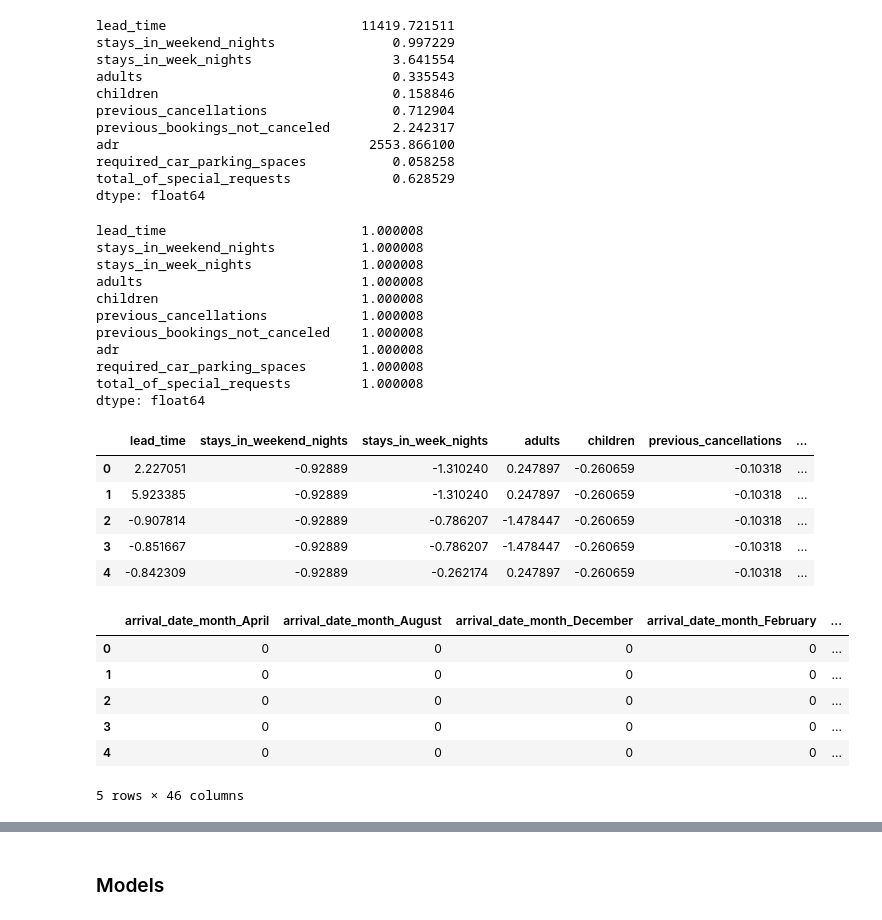
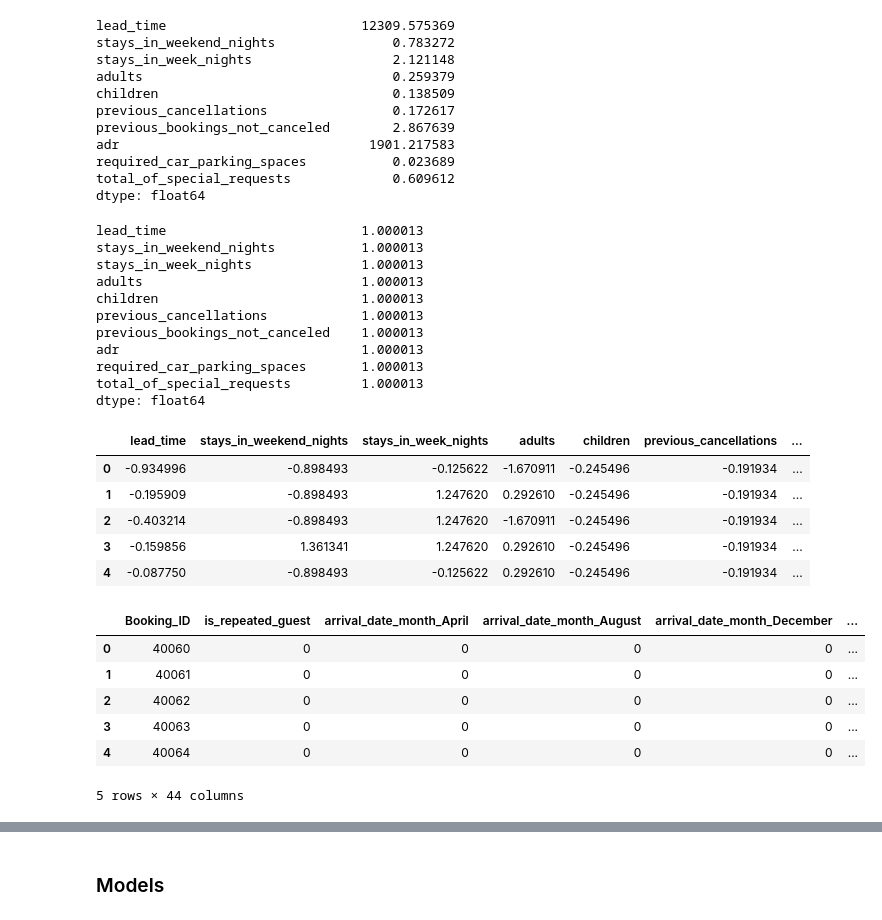
Before and after one commit to brandonmanggo/IS3107_G2, a Jupyter notebook: Dashboard/Models/Cancellation_ML.ipynb, the cells around one changed output, grey strips where cells are left out. Drawn from its saved outputs; the diff is of its cells as text; code cells hidden in the pictures.

```diff
--- a/Dashboard/Models/Cancellation_ML.ipynb
+++ b/Dashboard/Models/Cancellation_ML.ipynb
@@ -22,7 +22,7 @@ from sklearn.ensemble import AdaBoostClassifier
 import warnings
 warnings.filterwarnings('ignore')
 # %%
-train_df = pd.read_csv('../../Dataset/hotel_booking/hotel_bookings.csv')
+train_df = pd.read_csv('../../Dataset/batch_data/city_hotel_bookings_updated.csv')
 #test_df = pd.read_csv('hotel_reservations_updated.csv')
 
 #Data cleaning to make 2015-2016 dataset match the incoming streaming data
@@ -51,7 +50,7 @@ dtype: int64
 #Filling in NA values for children column
 train_df.children.fillna(0, inplace = True)
 # %%
-train_df.drop(['hotel', 'arrival_date_week_number', 'babies', 'country', 'distribution_channel',
+train_df.drop(['arrival_date_week_number', 'babies', 'country', 'distribution_channel',
                                'assigned_room_type', 'booking_changes', 'deposit_type', 'agent', 'company',
                                'days_in_waiting_list', 'customer_type', 'reservation_status', 'reservation_status_date'],
                               axis = 1, inplace = True)
@@ -120,6 +121,8 @@ train_df.head()
 categorical_cols = ['arrival_date_month', 'meal', 'reserved_room_type', 'market_segment', 'is_repeated_guest']
 numerical_cols = ['lead_time', 'stays_in_weekend_nights', 'stays_in_week_nights', 'adults', 'children', 'previous_cancellations', 'previous_bookings_not_canceled',
                   'adr', 'required_car_parking_spaces', 'total_of_special_requests']
+booking_df = train_df['Booking_ID']
+train_df = train_df.drop(['Booking_ID'], axis=1)
 numerical_df = train_df.drop(categorical_cols, axis = 1)
 categorical_df = train_df.drop(numerical_cols, axis = 1)
 # %%
@@ -175,12 +178,5 @@ categorical_df = pd.concat([categorical_df, market_segment_one_hot], axis=1)
 # drop the original customer_type column
 categorical_df.drop('market_segment', axis=1, inplace=True)
 
-# perform one-hot encoding for the is_repeated_guest column
-is_repeated_guest_one_hot = pd.get_dummies(categorical_df['is_repeated_guest'], prefix='is_repeated_guest')
-# concatenate the one-hot encoded columns to the original dataset
-categorical_df = pd.concat([categorical_df, is_repeated_guest_one_hot], axis=1)
-# drop the original arrival_date_month column
-categorical_df.drop('is_repeated_guest', axis=1, inplace=True)
-
 categorical_df.head()
 # %% [output]
@@ -204,56 +200,56 @@ numerical_df.head()
 # %%
 numerical_df.var()
 # %% [output]
-lead_time                         11419.721511
-stays_in_weekend_nights               0.997229
-stays_in_week_nights                  3.641554
-adults                                0.335543
-children                              0.158846
-previous_cancellations                0.712904
-previous_bookings_not_canceled        2.242317
-adr                                2553.866100
-required_car_parking_spaces           0.058258
-total_of_special_requests             0.628529
+lead_time                         12309.575369
+stays_in_weekend_nights               0.783272
+stays_in_week_nights                  2.121148
+adults                                0.259379
+children                              0.138509
+previous_cancellations                0.172617
+previous_bookings_not_canceled        2.867639
+adr                                1901.217583
+required_car_parking_spaces           0.023689
+total_of_special_requests             0.609612
 dtype: float64
 # %%
 scaler = StandardScaler()
 num_normalized_df = pd.DataFrame(scaler.fit_transform(numerical_df), columns = numerical_df.columns)
 num_normalized_df.var()
 # %% [output]
-lead_time                         1.000008
-stays_in_weekend_nights           1.000008
-stays_in_week_nights              1.000008
-adults                            1.000008
-children                          1.000008
-previous_cancellations            1.000008
-previous_bookings_not_canceled    1.000008
-adr                               1.000008
-required_car_parking_spaces       1.000008
-total_of_special_requests         1.000008
+lead_time                         1.000013
+stays_in_weekend_nights           1.000013
+stays_in_week_nights              1.000013
+adults                            1.000013
+children                          1.000013
+previous_cancellations            1.000013
+previous_bookings_not_canceled    1.000013
+adr                               1.000013
+required_car_parking_spaces       1.000013
+total_of_special_requests         1.000013
 dtype: float64
 # %%
 num_normalized_df.head()
 # %% [output]
 |  | lead_time | stays_in_weekend_nights | stays_in_week_nights | adults | children | previous_cancellations | ... |
-| 0 | 2.227051 | -0.92889 | -1.310240 | 0.247897 | -0.260659 | -0.10318 | ... |
-| 1 | 5.923385 | -0.92889 | -1.310240 | 0.247897 | -0.260659 | -0.10318 | ... |
-| 2 | -0.907814 | -0.92889 | -0.786207 | -1.478447 | -0.260659 | -0.10318 | ... |
-| 3 | -0.851667 | -0.92889 | -0.786207 | -1.478447 | -0.260659 | -0.10318 | ... |
-| 4 | -0.842309 | -0.92889 | -0.262174 | 0.247897 | -0.260659 | -0.10318 | ... |
+| 0 | -0.934996 | -0.898493 | -0.125622 | -1.670911 | -0.245496 | -0.191934 | ... |
+| 1 | -0.195909 | -0.898493 | 1.247620 | 0.292610 | -0.245496 | -0.191934 | ... |
+| 2 | -0.403214 | -0.898493 | 1.247620 | -1.670911 | -0.245496 | -0.191934 | ... |
+| 3 | -0.159856 | 1.361341 | 1.247620 | 0.292610 | -0.245496 | -0.191934 | ... |
+| 4 | -0.087750 | -0.898493 | -0.125622 | 0.292610 | -0.245496 | -0.191934 | ... |
 # %%
-df = pd.concat([categorical_df, num_normalized_df], axis = 1)
+df = pd.concat([booking_df, categorical_df, num_normalized_df], axis = 1)
 y = train_df['is_canceled']
 df.drop(['is_canceled'], axis=1, inplace=True)
 x = df
 x.head()
 # %% [output]
-|  | arrival_date_month_April | arrival_date_month_August | arrival_date_month_December | arrival_date_month_February | ... |
-| 0 | 0 | 0 | 0 | 0 | ... |
-| 1 | 0 | 0 | 0 | 0 | ... |
-| 2 | 0 | 0 | 0 | 0 | ... |
-| 3 | 0 | 0 | 0 | 0 | ... |
-| 4 | 0 | 0 | 0 | 0 | ... |
+|  | Booking_ID | is_repeated_guest | arrival_date_month_April | arrival_date_month_August | arrival_date_month_December | ... |
+| 0 | 40060 | 0 | 0 | 0 | 0 | ... |
+| 1 | 40061 | 0 | 0 | 0 | 0 | ... |
+| 2 | 40062 | 0 | 0 | 0 | 0 | ... |
+| 3 | 40063 | 0 | 0 | 0 | 0 | ... |
+| 4 | 40064 | 0 | 0 | 0 | 0 | ... |
-5 rows × 46 columns
+5 rows × 44 columns
 # %%
 #test_df = test_df.drop(['Unnamed: 0', 'Booking_ID', 'arrival_date_year', 'arrival_date_day_of_month'], axis = 1)
 #print(test_df.dtypes)
```
Also changed, not shown: parts of 17 cells of this notebook.
